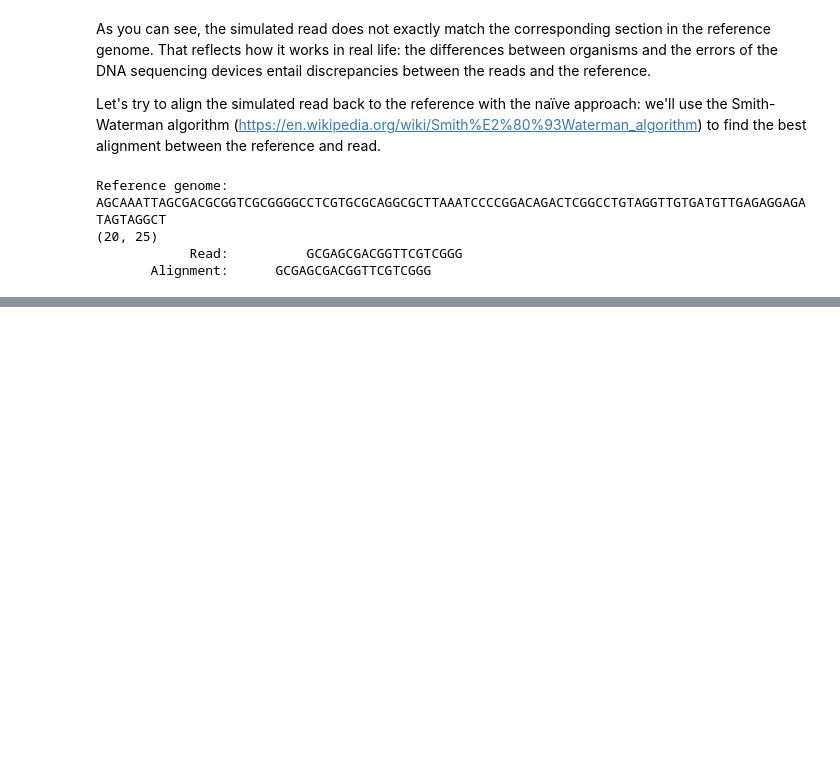
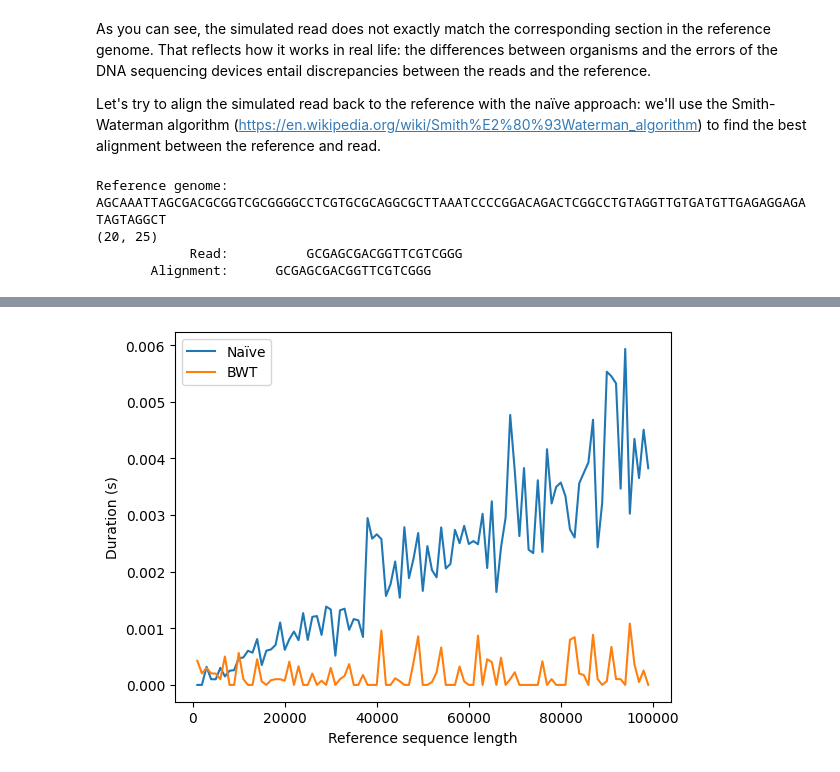
Before and after one commit to Vincent-Therrien/genome-101, a Jupyter notebook: tutorial.ipynb, the cells around one changed output, grey strips where cells are left out. Cells and saved outputs as stored; diff of their text form; code cells hidden in the pictures; blank space fills up the shorter version.

```diff
--- a/tutorial.ipynb
+++ b/tutorial.ipynb
@@ -668,0 +835,11 @@ where N and M are the lengths of the reference genome and read, respectively.
+# %%
+reference = "AGCAAATTAGCGACGCGGTCGCGGGGCCTCGTGCGCAGGCGCTTAAATCCCCGGACAGACTCGGCCTGTAGGTTGTGATGTTGAGAGGAGATAGTAGGCT"
+read = "GCCTCGTGCG"
+bwt, suffixes = burrows_wheeler_transform(reference)
+shift, iterations = burrows_wheeler_align(bwt, suffixes, read, True)
+print(f"Reference sequence: {reference}")
+print(f"      Aligned read: {' ' * shift}{read}")
+print("Bands iterations:")
+for i in iterations:
+    print(i)
+print(f"Computed shift: {shift}")
@@ -668,0 +867,72 @@ where N and M are the lengths of the reference genome and read, respectively.
+# %%
+# Fake BWA, just for estimating time.
+def fake_BWA(bwt: str, suffixes: tuple[int], read: str):
+    bands = {
+        "A": 0,
+        "C": int(len(bwt) / 4),
+        "G": int(len(bwt) / 2),
+        "T": int(len(bwt) / 4 * 3)
+    }
+
+    def recurse(start, end, read, index):
+        if index < 0:
+            return start, end
+        s = read[index]
+        # Computing the ranks can be optimized by binning regions of the BWT,
+        # so I simulate it here by counting the characters on short substrings.
+        rank_top = len([s for s in bwt[:100] if s == "A"])
+        rank_bottom = len([s for s in bwt[:100] if s == "C"])
+        return recurse(bands[s], bands[s], read, index - 1)
+
+    r = recurse(0, len(read), read, len(read) - 1)
+    return suffixes[r[0]]
+
+
+N, R = 10, 32
+
+
+def benchmark_bwt(n: int) -> float:
+    """Time BW alignment, excluding the time taken to compute the transform.
+
+    Computing the whole BWT for long sequences is unoptimized Python is long,
+    so we'll instead perform the same nombre of operations that a BW alignment
+    would, but not actually use the real function.
+    """
+    total = 0
+    for _ in range(N):
+        sequence = "".join([choice(NUCLEOTIDES) for _ in range(n)])
+        S = randint(0, len(sequence) - R)
+        read = sequence[S:S + R]
+        bwt, suffixes = sequence, list(range(len(sequence)))  # Fake data
+        start = time.time()
+        fake_BWA(bwt, suffixes, read)
+        end = time.time()
+        total += end - start
+    return total / N
+
+
+def benchmark_naive_alignment(n: int) -> float:
+    total = 0
+    for _ in range(N):
+        sequence = "".join([choice(NUCLEOTIDES) for _ in range(n)])
+        S = randint(0, len(sequence) - R)
+        read = sequence[S:S + R]
+        start = time.time()
+        for i in range(len(sequence) - R):
+            c = sequence[i:i + R]
+            if c == read:
+                break
+        end = time.time()
+        total += end - start
+    return total / N
+
+
+fig, ax = plt.subplots()
+N = range(1000, 100000, 1000)
+ax.plot(N, [benchmark_naive_alignment(n) for n in N], label="Naïve")
+ax.plot(N, [benchmark_bwt(n) for n in N], label="BWT")
+ax.set(xlabel='Reference sequence length', ylabel='Duration (s)')
+plt.legend()
+plt.show()
+# %% [output]
+[figure, added]
```
Also changed, not shown: parts of 26 cells of this notebook, 7 other files.
